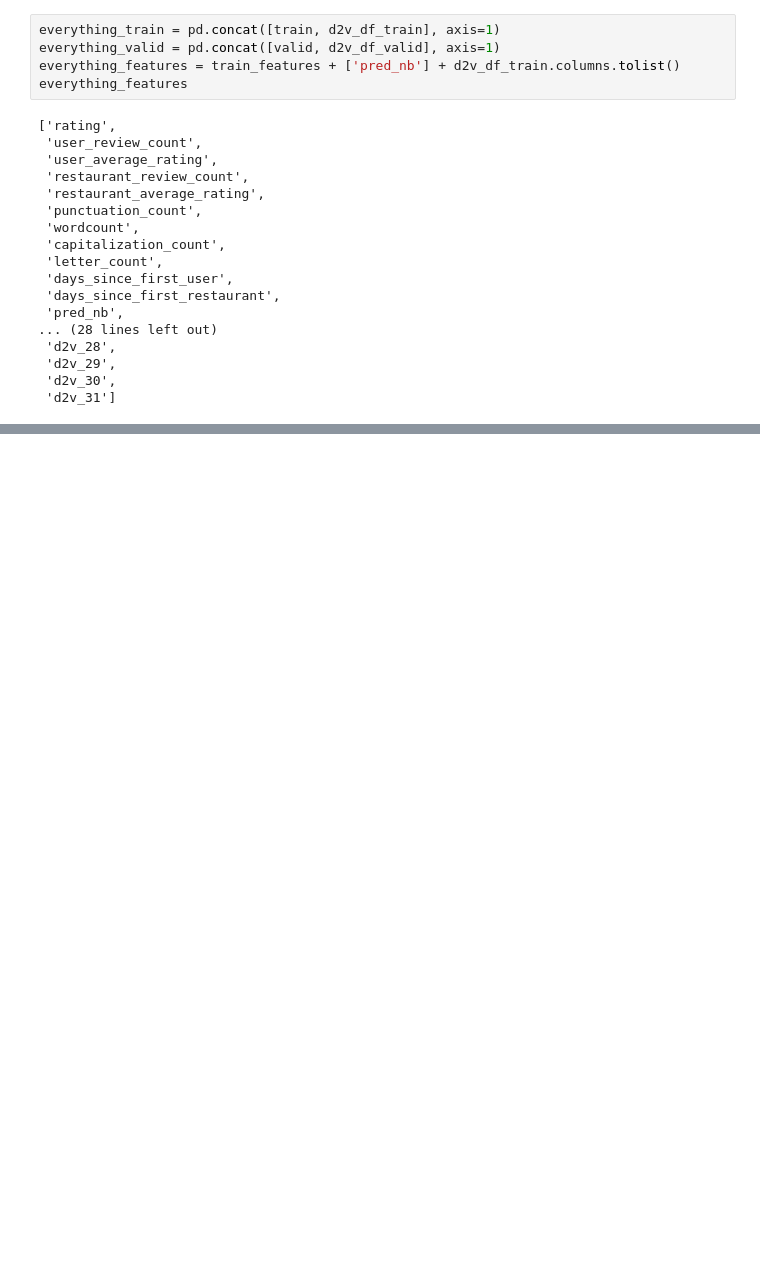
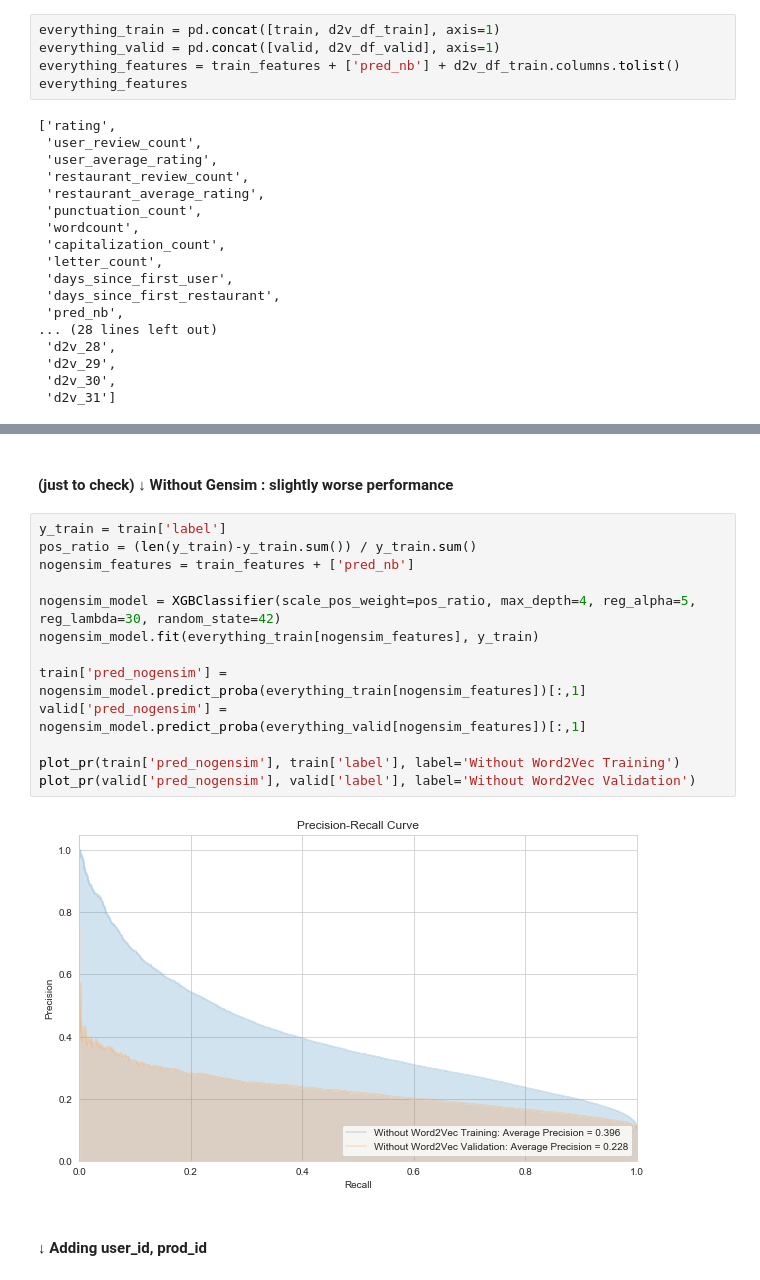
Before and after one commit to sujeongcha/Yelp-fake-review-detection, a Jupyter notebook: notebooks/exploratory/sujeong-XGBoost_validation.ipynb, the cells around one changed output, grey strips where cells are left out. Cells and saved outputs as stored; diff of their text form; blank space fills up the shorter version.

```diff
--- a/notebooks/exploratory/sujeong-XGBoost_validation.ipynb
+++ b/notebooks/exploratory/sujeong-XGBoost_validation.ipynb
@@ -281,0 +302,19 @@ plot_pr(valid['pred_everything'], valid['label'], label='Kitchen Sink Validation
+# %% [markdown]
+#### (just to check) ↓ Without Gensim : slightly worse performance
+# %%
+y_train = train['label']
+pos_ratio = (len(y_train)-y_train.sum()) / y_train.sum()
+nogensim_features = train_features + ['pred_nb']
+
+nogensim_model = XGBClassifier(scale_pos_weight=pos_ratio, max_depth=4, reg_alpha=5, reg_lambda=30, random_state=42)
+nogensim_model.fit(everything_train[nogensim_features], y_train)
+
+train['pred_nogensim'] = nogensim_model.predict_proba(everything_train[nogensim_features])[:,1]
+valid['pred_nogensim'] = nogensim_model.predict_proba(everything_valid[nogensim_features])[:,1]
+
+plot_pr(train['pred_nogensim'], train['label'], label='Without Word2Vec Training')
+plot_pr(valid['pred_nogensim'], valid['label'], label='Without Word2Vec Validation')
+# %% [output]
+[figure, added]
+# %% [markdown]
+#### ↓ Adding user_id, prod_id
```
Also changed, not shown: parts of 20 cells of this notebook.
